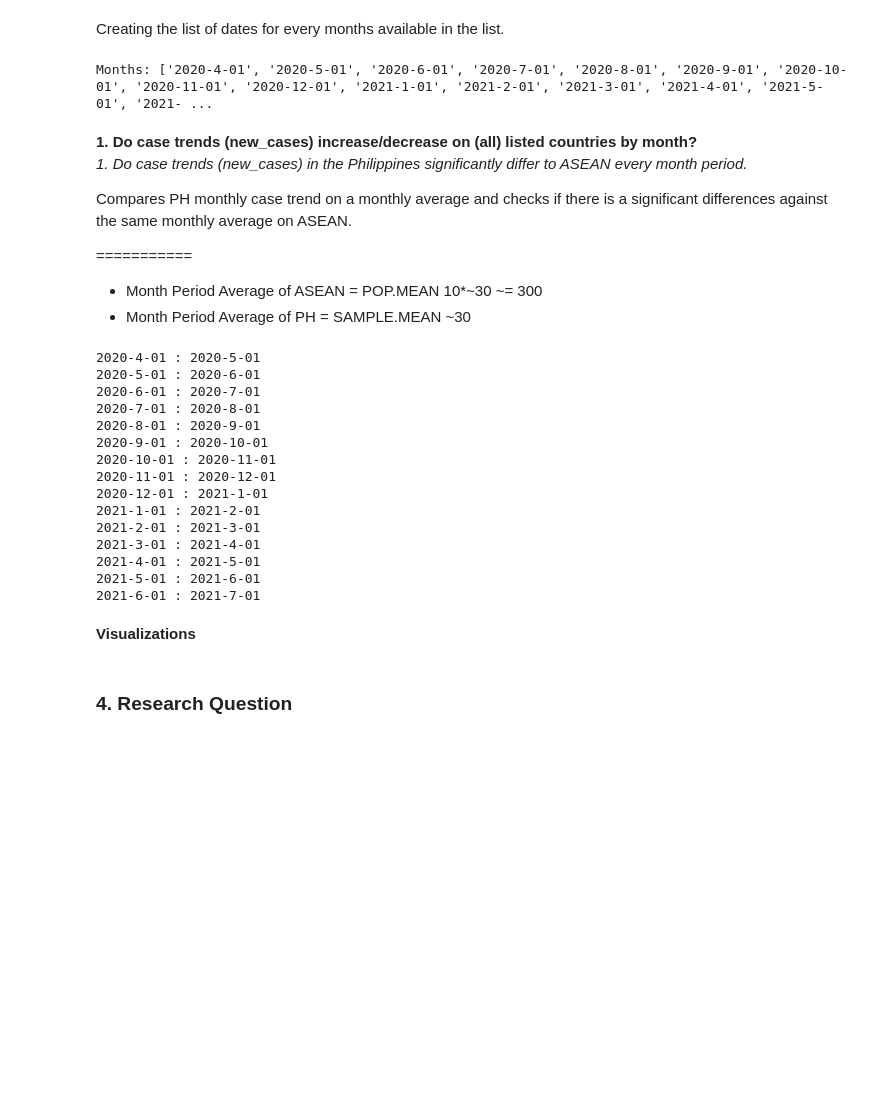
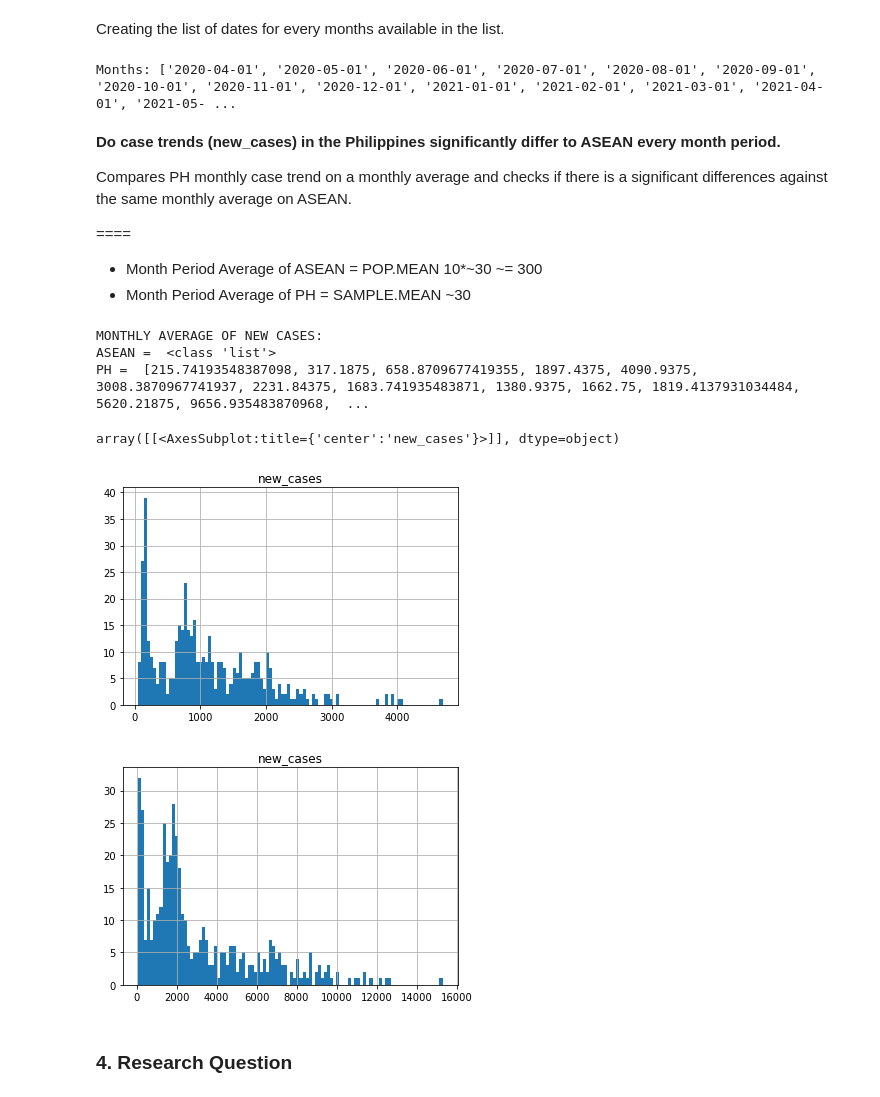
Before and after one commit to jm55/CSMODEL, a Jupyter notebook: COVID-19/Escalona - Experiment Notebook.ipynb, the cells around one changed output. Cells and saved outputs as stored; diff of their text form; code cells hidden in the pictures; blank space fills up the shorter version.

```diff
--- a/COVID-19/Escalona - Experiment Notebook.ipynb
+++ b/COVID-19/Escalona - Experiment Notebook.ipynb
@@ -335,50 +328,58 @@ def createMonthList(start_year, start_month, month_count):
             YM[1] = 1
         else:
             YM[1] = YM[1] + 1
-        val = str(YM[0])+'-'+str(YM[1])+'-'+'01'
+        if(YM[1]>=10):
+            val = str(YM[0])+'-'+str(YM[1])+'-'+'01'
+        else:
+            val = str(YM[0])+'-0'+str(YM[1])+'-'+'01'
         month_list.append(val)
     return month_list
 
 month_list = createMonthList(2020,4,16)
 print("Months:", month_list)
 # %% [output]
-Months: ['2020-4-01', '2020-5-01', '2020-6-01', '2020-7-01', '2020-8-01', '2020-9-01', '2020-10-01', '2020-11-01', '2020-12-01', '2021-1-01', '2021-2-01', '2021-3-01', '2021-4-01', '2021-5-01', '2021- ...
+Months: ['2020-04-01', '2020-05-01', '2020-06-01', '2020-07-01', '2020-08-01', '2020-09-01', '2020-10-01', '2020-11-01', '2020-12-01', '2021-01-01', '2021-02-01', '2021-03-01', '2021-04-01', '2021-05- ...
 # %% [markdown]
-**1. Do case trends (new_cases) increase/decrease on (all) listed countries by month?**<br>
-*1. Do case trends (new_cases) in the Philippines significantly differ to ASEAN every month period.*
+**Do case trends (new_cases) in the Philippines significantly differ to ASEAN every month period.**<br>
 
 Compares PH monthly case trend on a monthly average and checks if there is a significant differences against the same monthly average on ASEAN.
 
-===========<br>
+====
 - Month Period Average of ASEAN = POP.MEAN 10*~30 ~= 300
 - Month Period Average of PH = SAMPLE.MEAN ~30
 # %%
 #Code for numerical summaries
-lowerDate = ['2020-4-01', '2020-5-01', '2020-6-01', '2020-7-01',
-             '2020-8-01', '2020-9-01', '2020-10-01', '2020-11-01',
-             '2020-12-01', '2021-1-01', '2021-2-01', '2021-3-01',
-             '2021-4-01', '2021-5-01', '2021-6-01']
-upperDate = ['2020-5-01', '2020-6-01', '2020-7-01', '2020-8-01',
-             '2020-9-01', '2020-10-01', '2020-11-01', '2020-12-01',
-             '2021-1-01', '2021-2-01', '2021-3-01', '2021-4-01',
-             '2021-5-01', '2021-6-01', '2021-7-01']
+lowerDate = month_list[:len(month_list)-1]
+upperDate = month_list[1:]
+periodList = []
 for i in range(len(lowerDate)):
-    print(lowerDate[i],":",upperDate[i])
+    dateRange = lowerDate[i]+" : "+upperDate[i]
+    periodList.append(dateRange)
+
+def monthlyAverage(col,df): #FINDS MONTHLY AVERAGE OF A COLUMN ON A GIVEN DATAFRAME AND RETURNS AS LIST
+    list = []
+    for i in range(len(upperDate)):
+        tmp = df[(df['date'] >= lowerDate[i]) & (df['date'] <= upperDate[i])]
+        agg = tmp.agg({col:['mean']})
+        #print(lowerDate[i],"-",upperDate[i],"=",agg.loc['mean'][0])
+        list.append(agg.loc['mean'][0])
+    return list
+
+print("MONTHLY AVERAGE OF NEW CASES:")
+#ASEAN Monthly Average of New Cases
+asean_ma_newcases = monthlyAverage('new_cases',group_df)
+print("ASEAN = ", asean_ma_newcases)
+#PH Monthly Average of New Cases
+ph_ma_newcases = monthlyAverage('new_cases',ph_df)
+print("PH = ", ph_ma_newcases)
+
+#ASEAN-PH New Cases Histogram
+group_df.hist('new_cases',bins=100)
+ph_df.hist('new_cases',bins=100)
 # %% [output]
-2020-4-01 : 2020-5-01
-2020-5-01 : 2020-6-01
-2020-6-01 : 2020-7-01
-2020-7-01 : 2020-8-01
-2020-8-01 : 2020-9-01
-2020-9-01 : 2020-10-01
-2020-10-01 : 2020-11-01
-2020-11-01 : 2020-12-01
-2020-12-01 : 2021-1-01
-2021-1-01 : 2021-2-01
-2021-2-01 : 2021-3-01
-2021-3-01 : 2021-4-01
-2021-4-01 : 2021-5-01
-2021-5-01 : 2021-6-01
-2021-6-01 : 2021-7-01
+MONTHLY AVERAGE OF NEW CASES:
+ASEAN =  <class 'list'>
+PH =  [215.74193548387098, 317.1875, 658.8709677419355, 1897.4375, 4090.9375, 3008.3870967741937, 2231.84375, 1683.741935483871, 1380.9375, 1662.75, 1819.4137931034484, 5620.21875, 9656.935483870968,  ...
+array([[<AxesSubplot:title={'center':'new_cases'}>]], dtype=object)
+[figure, added]
+[figure, added]
-# %% [markdown]
-**Visualizations**
```
Also changed, not shown: parts of 9 cells of this notebook.
